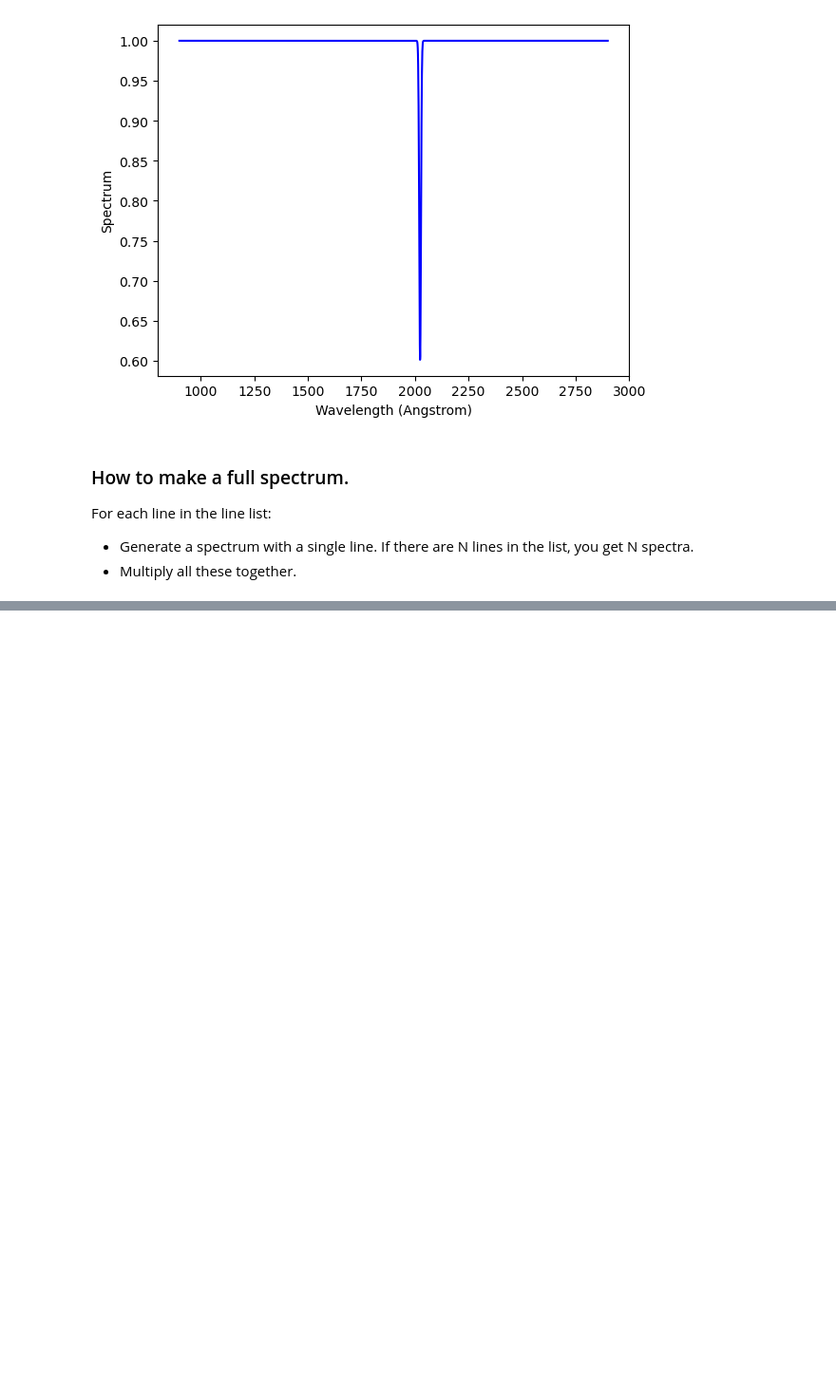
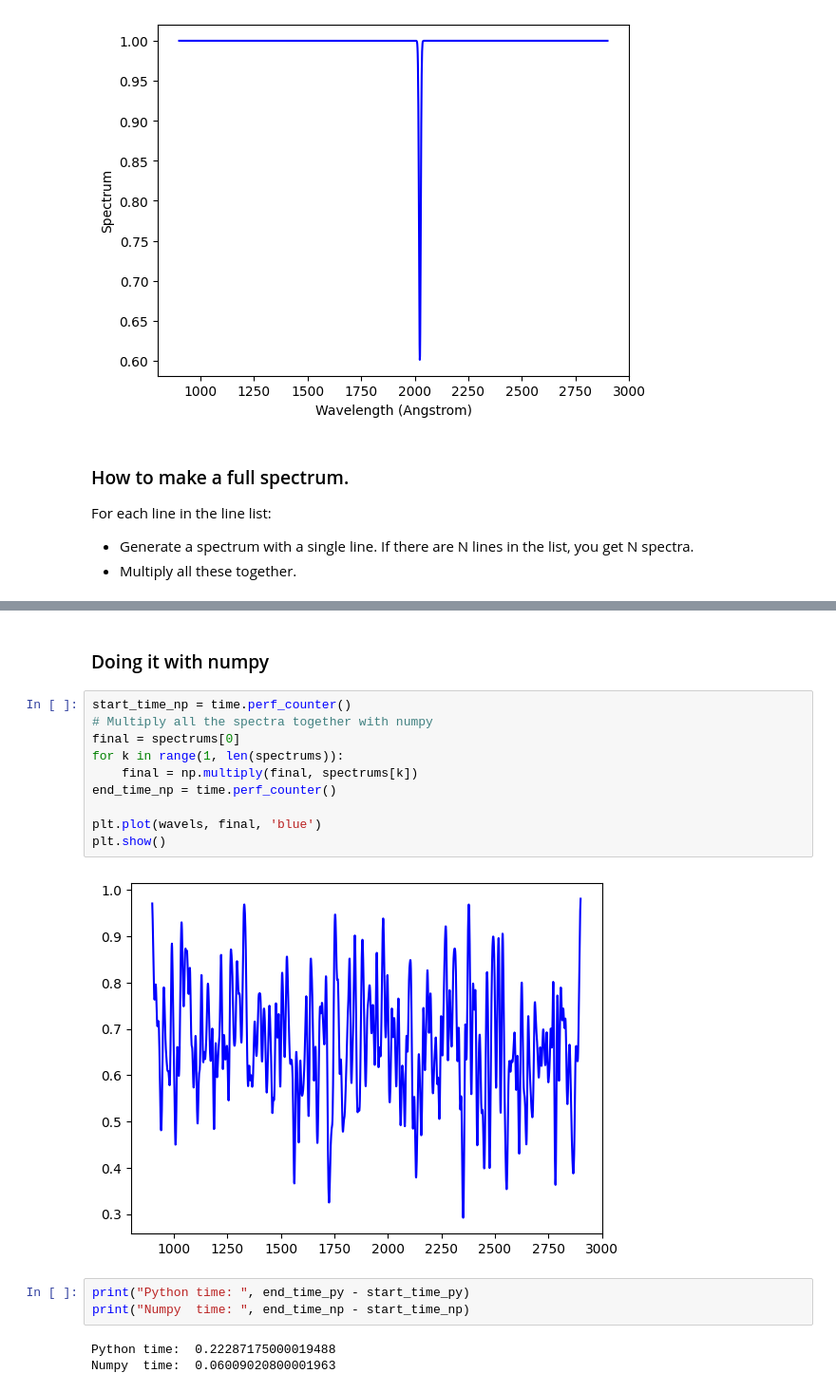
Before and after one commit to Thoride-Dev/AstronBenchmarking, a Jupyter notebook: GenSpec.ipynb, the cells around one changed output, grey strips where cells are left out. Shown at 95% size. Saved outputs shown, nothing was run; the diff lists cells and outputs as text; blank space fills up the shorter version.

```diff
--- a/GenSpec.ipynb
+++ b/GenSpec.ipynb
@@ -101,0 +150,20 @@ For each line in the line list:
+# %% [markdown]
+### Doing it with numpy
+# %%
+start_time_np = time.perf_counter()
+# Multiply all the spectra together with numpy
+final = spectrums[0]
+for k in range(1, len(spectrums)):
+    final = np.multiply(final, spectrums[k])
+end_time_np = time.perf_counter()
+
+plt.plot(wavels, final, 'blue')
+plt.show()
+# %% [output]
+[figure, added]
+# %%
+print("Python time: ", end_time_py - start_time_py)
+print("Numpy  time: ", end_time_np - start_time_np)
+# %% [output]
+Python time:  0.22287175000019488
+Numpy  time:  0.06009020800001963
```
Also changed, not shown: parts of 6 cells of this notebook.
